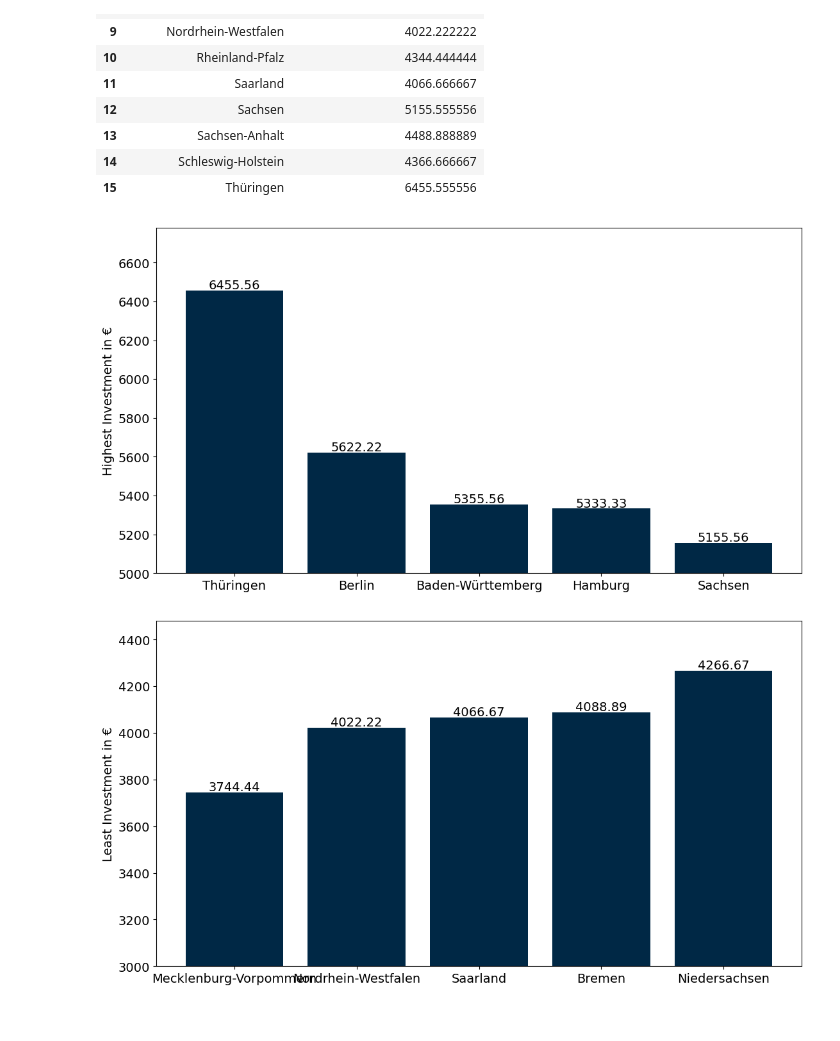
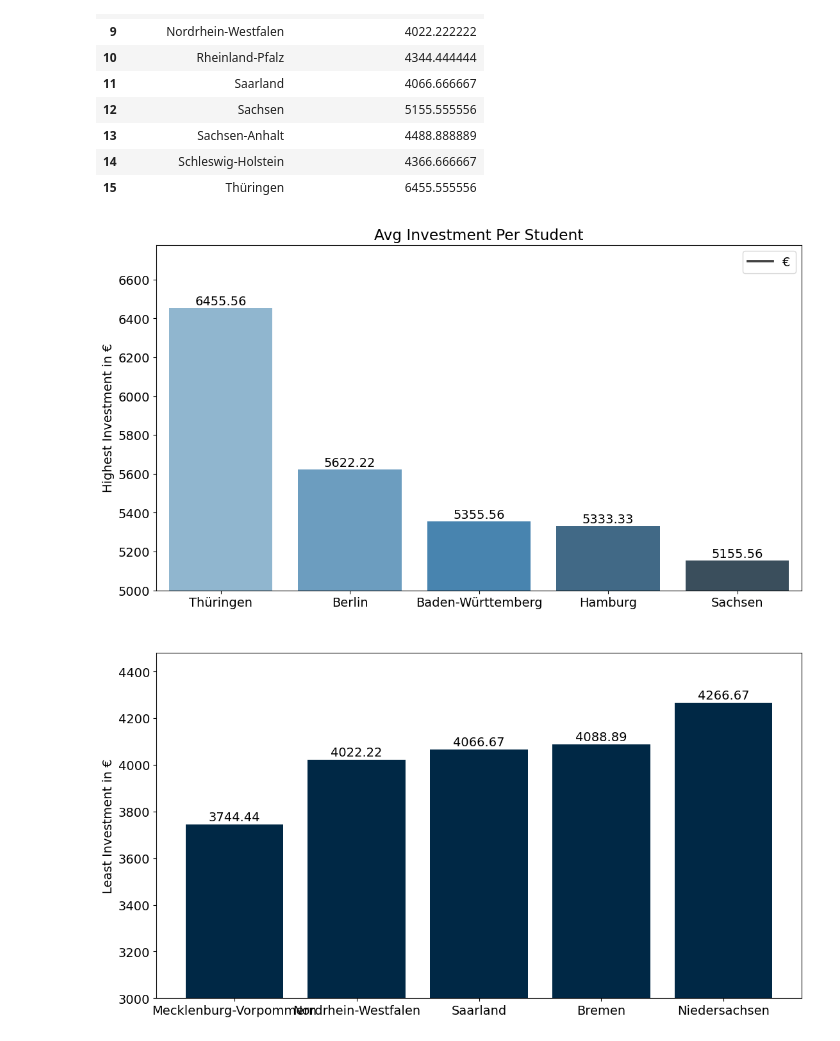
Before and after one commit to Stargazer-ger/capstone_project_hh_23_1, a Jupyter notebook: ausgaben_kk.ipynb, the cells around one changed output. Cells and saved outputs as stored; diff of their text form; code cells hidden in the pictures.

```diff
--- a/ausgaben_kk.ipynb
+++ b/ausgaben_kk.ipynb
@@ -82,39 +82,40 @@ top_states_lowest = avg_berufliche_schulen1.sort_values('Berufliche Schulen Insg
 plt.figure(figsize=(13, 7))
 #plt.rcParams.update({'font.size': 14})
 # Create a bar chart for top 3 states with highest Pass Rate
-plt.bar(top_states_highest['Federal States'], top_states_highest['Berufliche Schulen Insgesamt'], color='#002845')
+sns.barplot(x=top_states_highest['Federal States'], y=top_states_highest['Berufliche Schulen Insgesamt'], palette="Blues_d")#, color='#002845')
 plt.grid(False)  # Add grid lines
 plt.tick_params(axis='x')#, rotation=75)
-#plt.xlabel('State')
+plt.xlabel(' ')
 plt.ylabel('Highest Investment in €')
-#plt.title('Top 5 States with Highest Passing Rate in the Last Decade')
+plt.title('Avg Investment Per Student')
+plt.legend(['€'])
 plt.ylim(bottom=5000)  # Set the y-axis lower limit to 0
 
 # Add value labels on top of each bar
 for i, v in enumerate(top_states_highest['Berufliche Schulen Insgesamt']):
-    plt.text(i, v + 8, str(round(v, 2)), ha='center', color='black')
+    plt.text(i, v + 15, str(round(v, 2)), ha='center', color='black')
 
 plt.show()
 
 
 
 plt.figure(figsize=(13, 7))
 # Create a bar chart for top 3 states with lowest Pass Rate
 plt.bar(top_states_lowest['Federal States'], top_states_lowest['Berufliche Schulen Insgesamt'], color='#002845')
 plt.grid(False)  # Add grid lines
 plt.tick_params(axis='x')#, rotation=75)
 #plt.xlabel('State')
 plt.ylabel('Least Investment in €')
 #plt.title('Top 5 States with Highest Failing Rate in the Last Decade')
 plt.ylim(bottom=3000)  # Set the y-axis lower limit to 0
 
 # Add value labels on top of each bar
 for i, v in enumerate(top_states_lowest['Berufliche Schulen Insgesamt']):
-    plt.text(i, v + 8, str(round(v, 2)), ha='center', color='black')
+    plt.text(i, v + 15, str(round(v, 2)), ha='center', color='black')
 
 plt.show()
 # %% [output]
-[figure, old version]
+[figure, new version]
 [figure]
 # %%
 # Group by year and sum the columns
```
Also changed, not shown: 6 other files.
